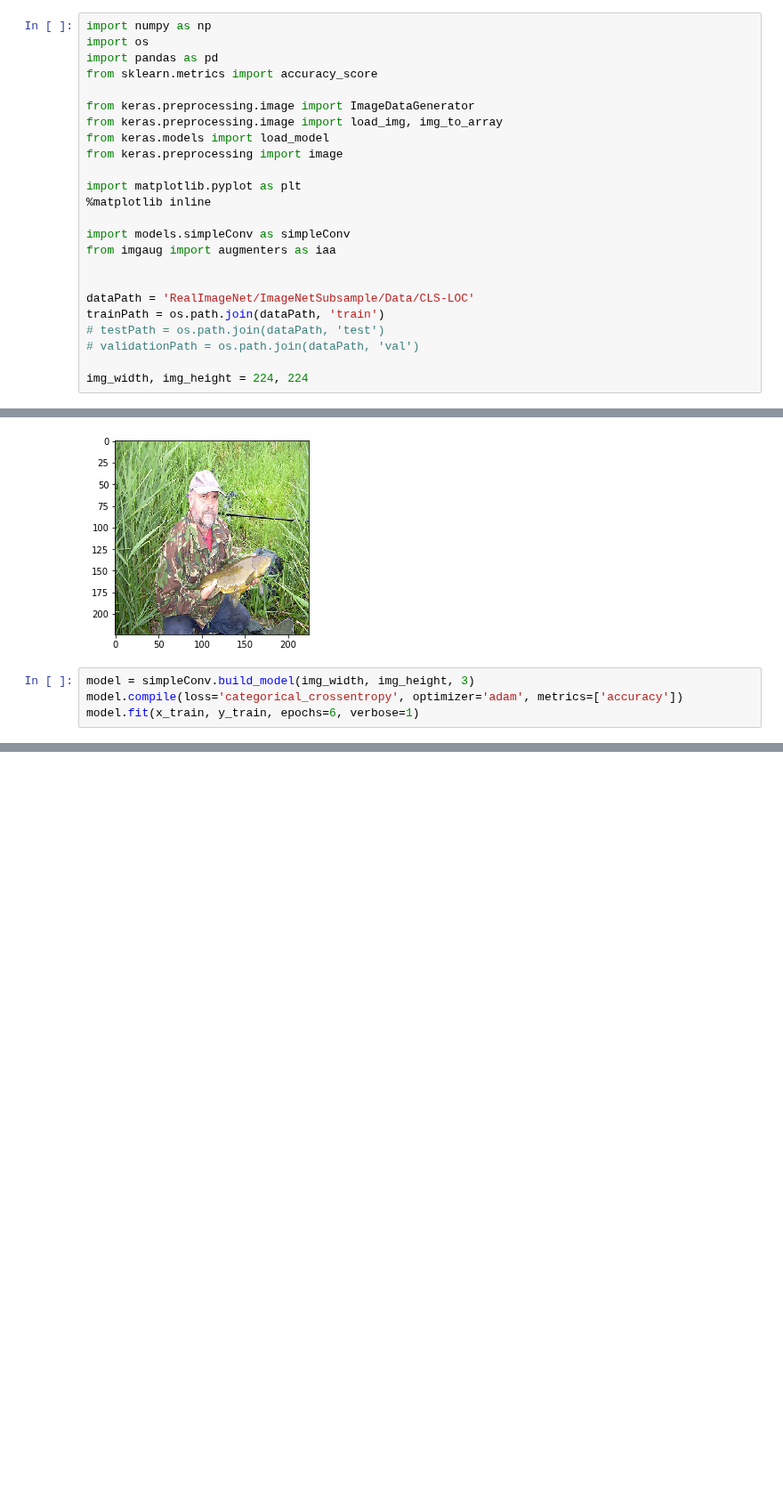
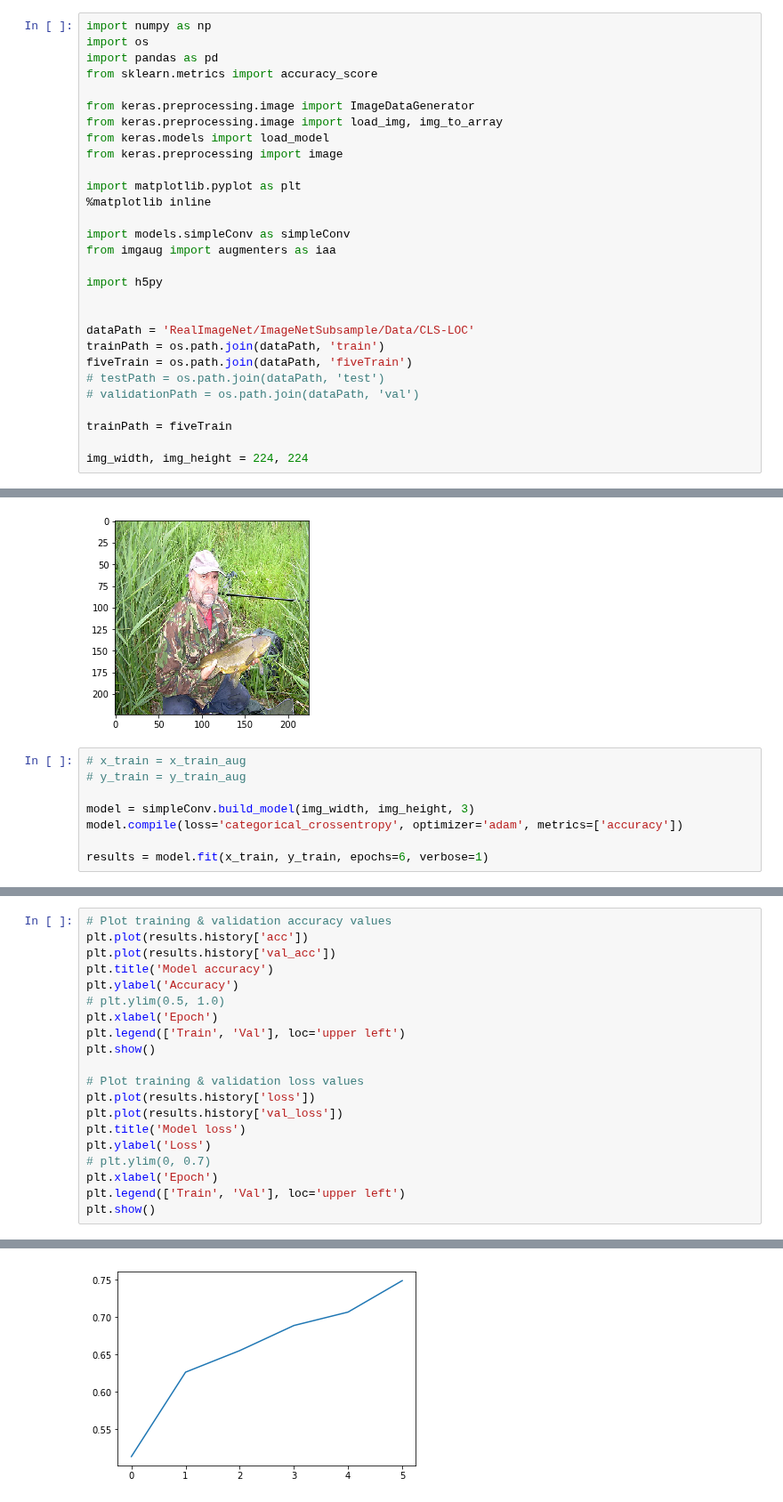
Before and after one commit to alswilli/Object-Classificaton-and-Localization-on-ImageNet, a Jupyter notebook: What in the heck.ipynb, the cells around one changed output, grey strips where cells are left out. Shown at 89% size. Saved outputs shown, nothing was run; the diff lists cells and outputs as text; blank space fills up the shorter version.

```diff
--- a/What in the heck.ipynb
+++ b/What in the heck.ipynb
@@ -15,11 +15,16 @@ import matplotlib.pyplot as plt
 import models.simpleConv as simpleConv
 from imgaug import augmenters as iaa
 
+import h5py
+
 
 dataPath = 'RealImageNet/ImageNetSubsample/Data/CLS-LOC'
 trainPath = os.path.join(dataPath, 'train')
+fiveTrain = os.path.join(dataPath, 'fiveTrain')
 # testPath = os.path.join(dataPath, 'test')
 # validationPath = os.path.join(dataPath, 'val')
 
+trainPath = fiveTrain
+
 img_width, img_height = 224, 224
 # %%
@@ -102,6 +139,10 @@ plt.imshow(x)
 <matplotlib.image.AxesImage at 0x...>
 [figure]
 # %%
+# x_train = x_train_aug
+# y_train = y_train_aug
+
 model = simpleConv.build_model(img_width, img_height, 3)
 model.compile(loss='categorical_crossentropy', optimizer='adam', metrics=['accuracy'])
-model.fit(x_train, y_train, epochs=6, verbose=1)
+
+results = model.fit(x_train, y_train, epochs=6, verbose=1)
@@ -107,0 +166,21 @@ model.fit(x_train, y_train, epochs=6, verbose=1)
+# %%
+# Plot training & validation accuracy values
+plt.plot(results.history['acc'])
+plt.plot(results.history['val_acc'])
+plt.title('Model accuracy')
+plt.ylabel('Accuracy')
+# plt.ylim(0.5, 1.0)
+plt.xlabel('Epoch')
+plt.legend(['Train', 'Val'], loc='upper left')
+plt.show()
+
+# Plot training & validation loss values
+plt.plot(results.history['loss'])
+plt.plot(results.history['val_loss'])
+plt.title('Model loss')
+plt.ylabel('Loss')
+# plt.ylim(0, 0.7)
+plt.xlabel('Epoch')
+plt.legend(['Train', 'Val'], loc='upper left')
+plt.show()
+# %% [output]
@@ -108,3 +188,4 @@ model.fit(x_train, y_train, epochs=6, verbose=1)
+[figure, added]
 # %%
 predictedModel = model.predict(x_val)
 predictedModel2 = model.predict(x_train)
```
Also changed, not shown: parts of 16 cells of this notebook.
